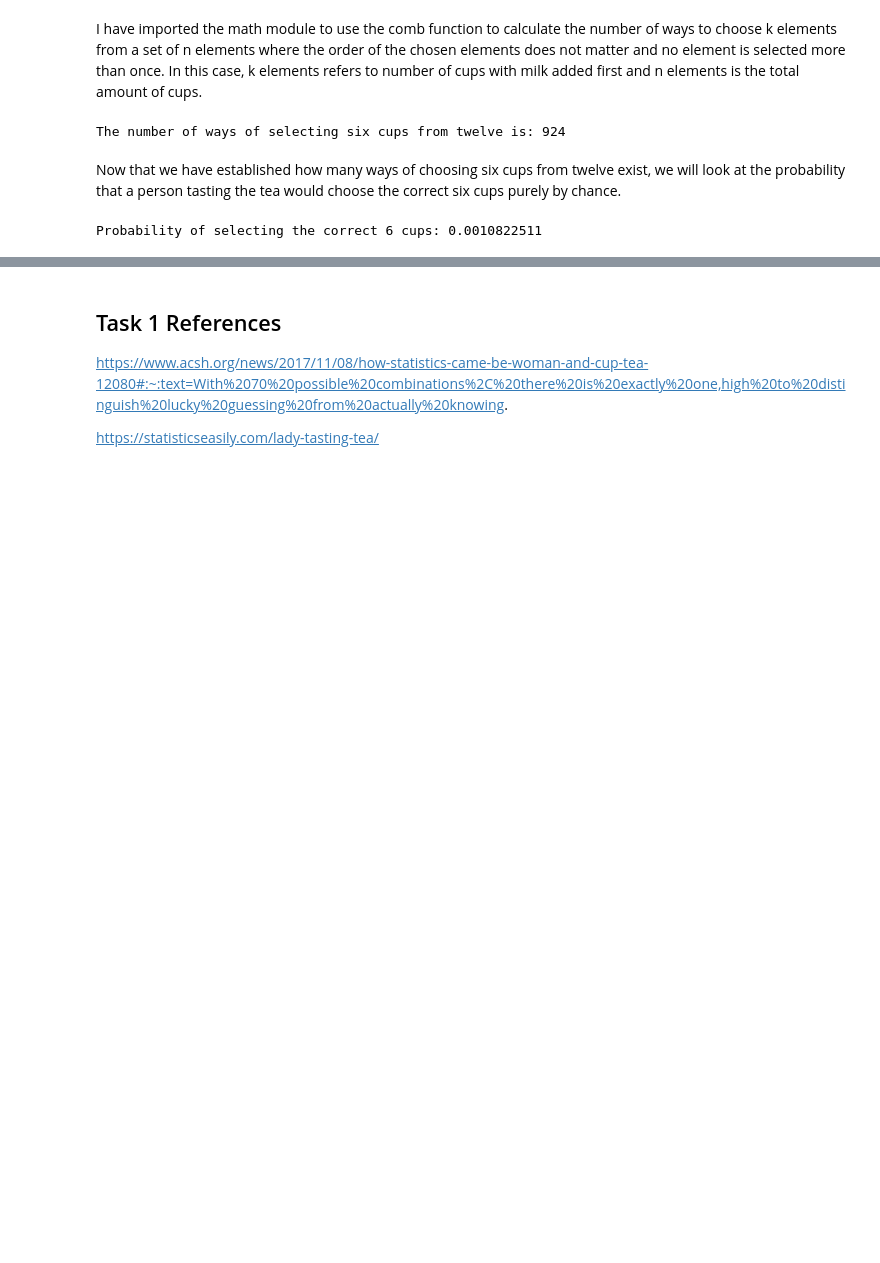
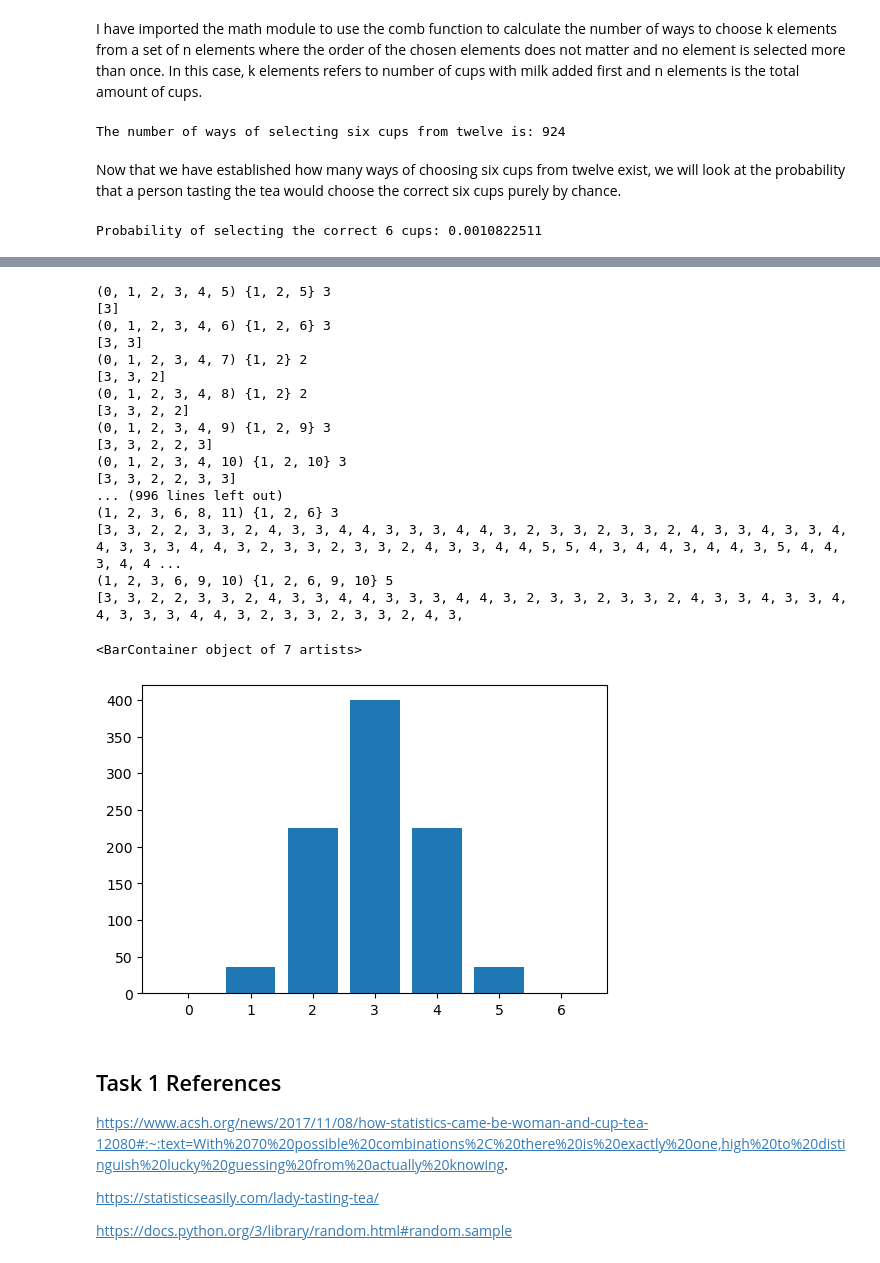
Before and after one commit to rebeccaf1918/AppliedStatistics, a Jupyter notebook: tasks.ipynb, the cells around one changed output, grey strips where cells are left out. Drawn from its saved outputs; the diff is of its cells as text; code cells hidden in the pictures; blank space fills up the shorter version.

```diff
--- a/tasks.ipynb
+++ b/tasks.ipynb
@@ -86,0 +89,14 @@ Probability of selecting the correct 6 cups: 0.0010822511
+# %%
+# assigning a label to each cup
+labels = list(range(no_cups_total))
+
+print("Each cup is labelled:", labels)
+
+# Show the different ways of selecting cups with milk first out of the cups of tea.
+combs = list(itertools.combinations(labels, no_cups_milk_first))
+
+# 'combs' is commented out for clarity as it gives a long list of each of the ways of selecting 6 out of 12 cups
+# combs
+
+# Number of combinations of choosing 6 cups out of 12
+len(combs)
@@ -87,6 +111,31 @@ Probability of selecting the correct 6 cups: 0.0010822511
+# %%
+# Select six cups at random which have the milk added first
+labels_milk = random.sample(labels, 6)
+# %% [output]
+(0, 1, 2, 3, 4, 5) {1, 2, 5} 3
+[3]
+(0, 1, 2, 3, 4, 6) {1, 2, 6} 3
+[3, 3]
+(0, 1, 2, 3, 4, 7) {1, 2} 2
+[3, 3, 2]
+(0, 1, 2, 3, 4, 8) {1, 2} 2
+[3, 3, 2, 2]
+(0, 1, 2, 3, 4, 9) {1, 2, 9} 3
+[3, 3, 2, 2, 3]
+(0, 1, 2, 3, 4, 10) {1, 2, 10} 3
+[3, 3, 2, 2, 3, 3]
+... (996 lines left out)
+(1, 2, 3, 6, 8, 11) {1, 2, 6} 3
+[3, 3, 2, 2, 3, 3, 2, 4, 3, 3, 4, 4, 3, 3, 3, 4, 4, 3, 2, 3, 3, 2, 3, 3, 2, 4, 3, 3, 4, 3, 3, 4, 4, 3, 3, 3, 4, 4, 3, 2, 3, 3, 2, 3, 3, 2, 4, 3, 3, 4, 4, 5, 5, 4, 3, 4, 4, 3, 4, 4, 3, 5, 4, 4, 3, 4, 4 ...
+(1, 2, 3, 6, 9, 10) {1, 2, 6, 9, 10} 5
+[3, 3, 2, 2, 3, 3, 2, 4, 3, 3, 4, 4, 3, 3, 3, 4, 4, 3, 2, 3, 3, 2, 3, 3, 2, 4, 3, 3, 4, 3, 3, 4, 4, 3, 3, 3, 4, 4, 3, 2, 3, 3, 2, 3, 3, 2, 4, 3,
+<BarContainer object of 7 artists>
+[figure, added]
 # %% [markdown]
 ## Task 1 References
 
 https://www.acsh.org/news/2017/11/08/how-statistics-came-be-woman-and-cup-tea-12080#:~:text=With%2070%20possible%20combinations%2C%20there%20is%20exactly%20one,high%20to%20distinguish%20lucky%20guessing%20from%20actually%20knowing.
 
 https://statisticseasily.com/lady-tasting-tea/
+
+https://docs.python.org/3/library/random.html#random.sample
```
Also changed, not shown: parts of 3 cells of this notebook.
